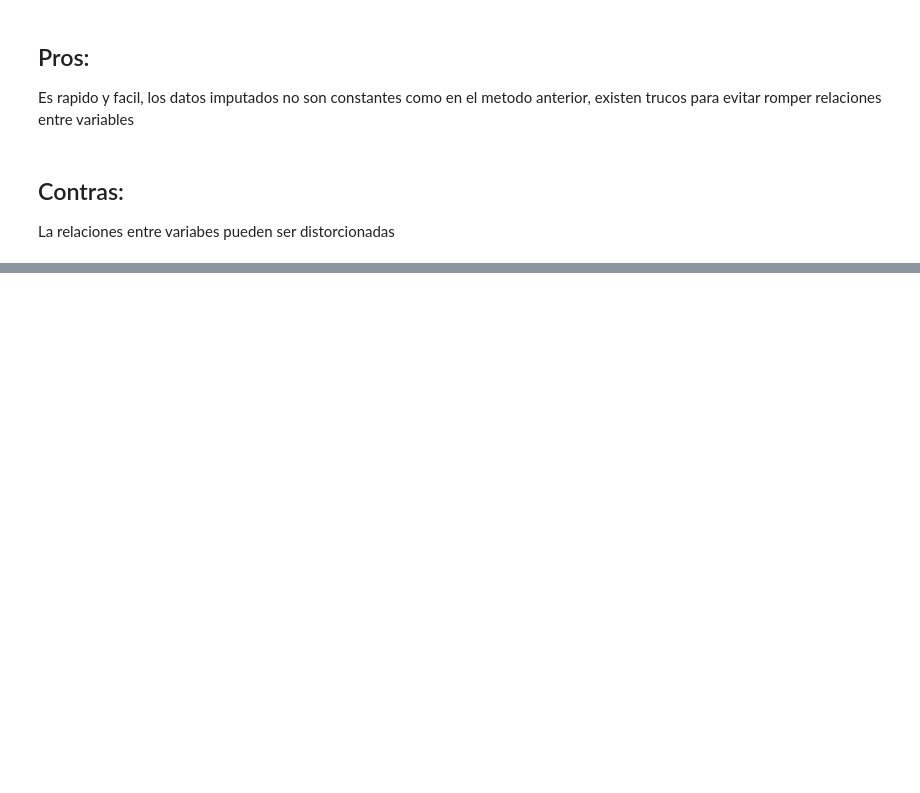
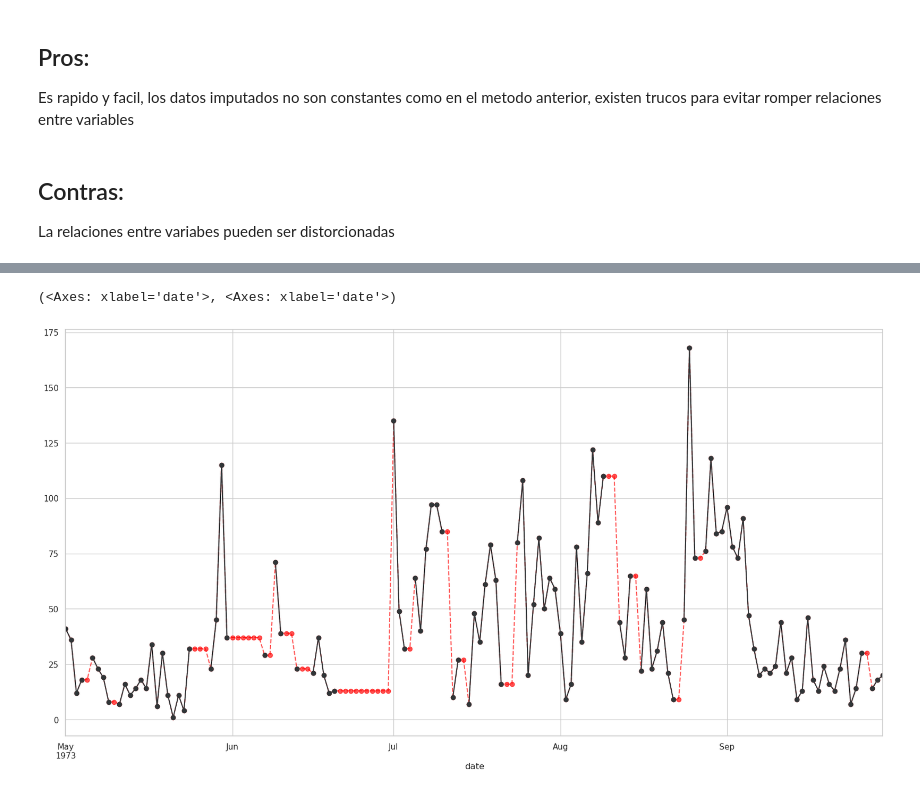
Before and after one commit to RiemannIntegrable/Notas-de-cursos-en-platzi, a Jupyter notebook: CurDatosFalt_2/Notebooks/Notebook.ipynb, the cells around one changed output, grey strips where cells are left out. Cells and saved outputs as stored; diff of their text form; code cells hidden in the pictures; blank space fills up the shorter version.

```diff
--- a/CurDatosFalt_2/Notebooks/Notebook.ipynb
+++ b/CurDatosFalt_2/Notebooks/Notebook.ipynb
@@ -543,0 +606,16 @@ La relaciones entre variabes pueden ser distorcionadas
+# %%
+plt.figure(figsize=(20,10))
+
+(
+    airquality_df
+    .select_columns("ozone")
+    .pipe(
+        lambda df: (
+            df.ozone.ffill().plot(color = "red", marker = "o", alpha=6/9, linestyle = "dashed"),
+            df.ozone.plot(color = "#313638", marker = "o")
+        )
+    )
+)
+# %% [output]
+(<Axes: xlabel='date'>, <Axes: xlabel='date'>)
+[figure, added]
```
Also changed, not shown: parts of 30 cells of this notebook.
